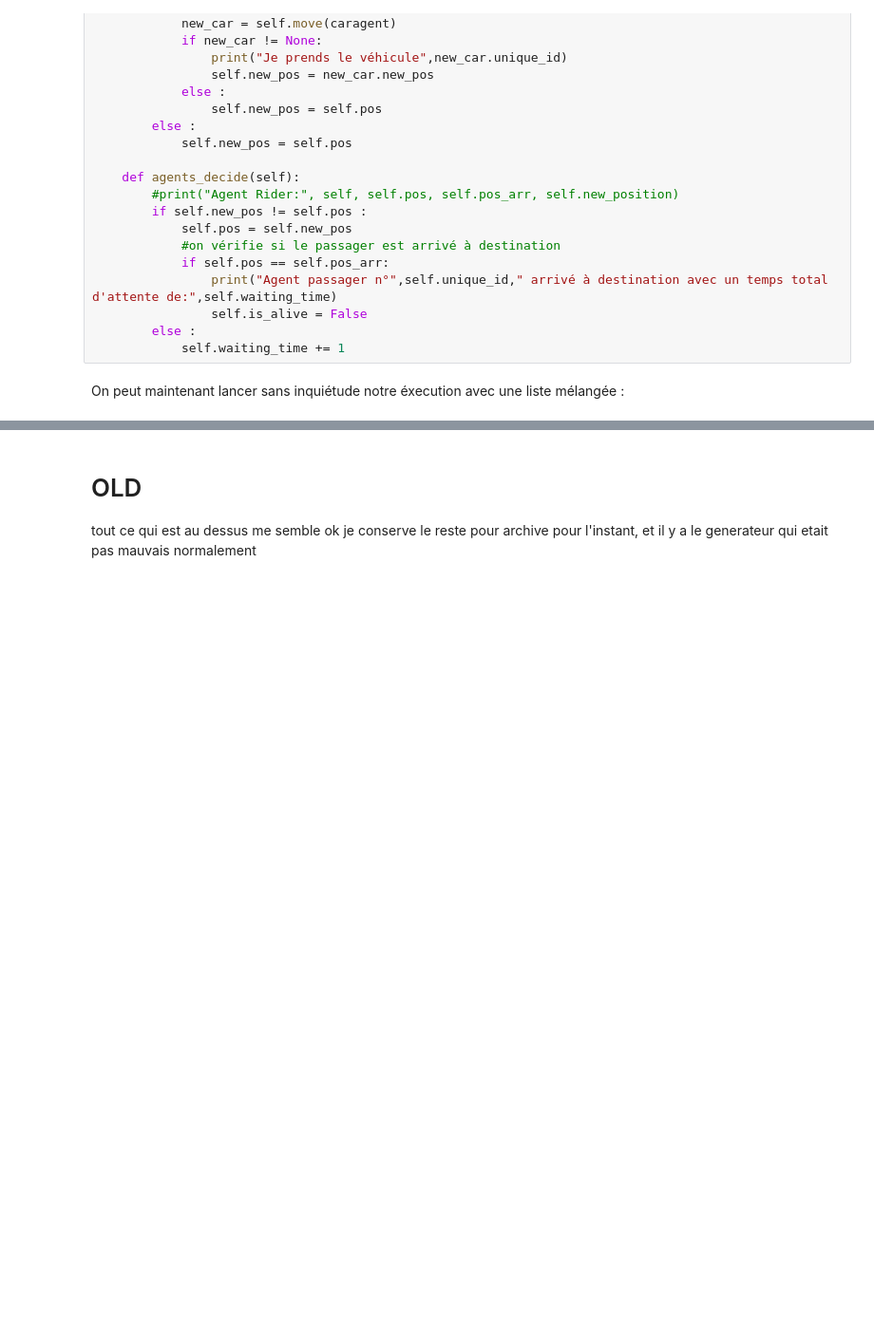
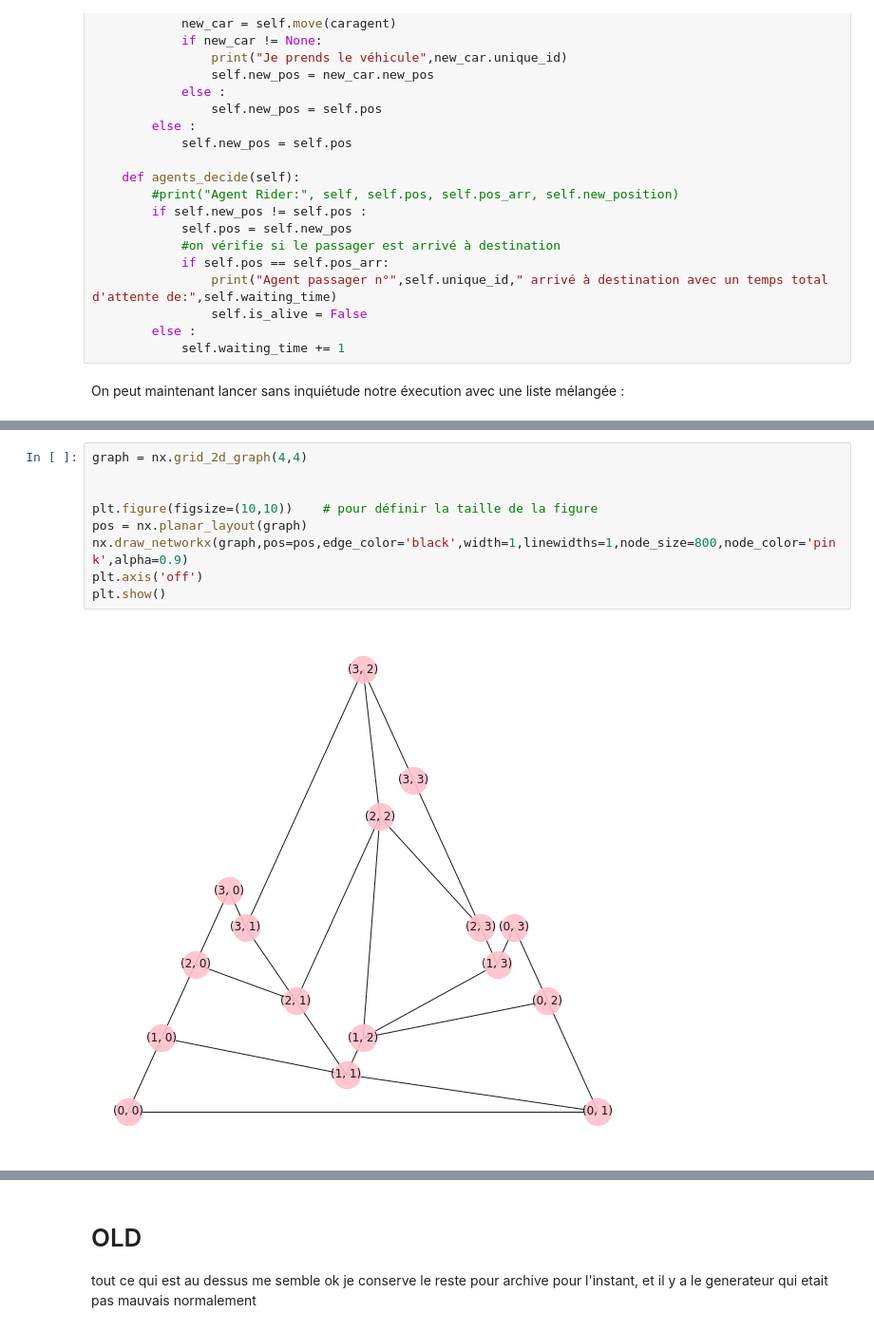
Before and after one commit to cristal-smac/mas_basics, a Jupyter notebook: mas_transportation_fr.ipynb, the cells around one changed output, grey strips where cells are left out. Shown: that part at 95% size. Drawn from its saved outputs; the diff is of its cells as text; blank space fills up the shorter version.

Commit message:
mise à jour, graphe de transition

```diff
--- a/mas_transportation_fr.ipynb
+++ b/mas_transportation_fr.ipynb
@@ -574,0 +698,11 @@ tick 9 ended
+# %%
+graph = nx.grid_2d_graph(4,4)
+
+
+plt.figure(figsize=(10,10))    # pour définir la taille de la figure
+pos = nx.planar_layout(graph)
+nx.draw_networkx(graph,pos=pos,edge_color='black',width=1,linewidths=1,node_size=800,node_color='pink',alpha=0.9)
+plt.axis('off')
+plt.show()
+# %% [output]
+[figure, added]
```
Also changed, not shown: parts of 16 cells of this notebook.
